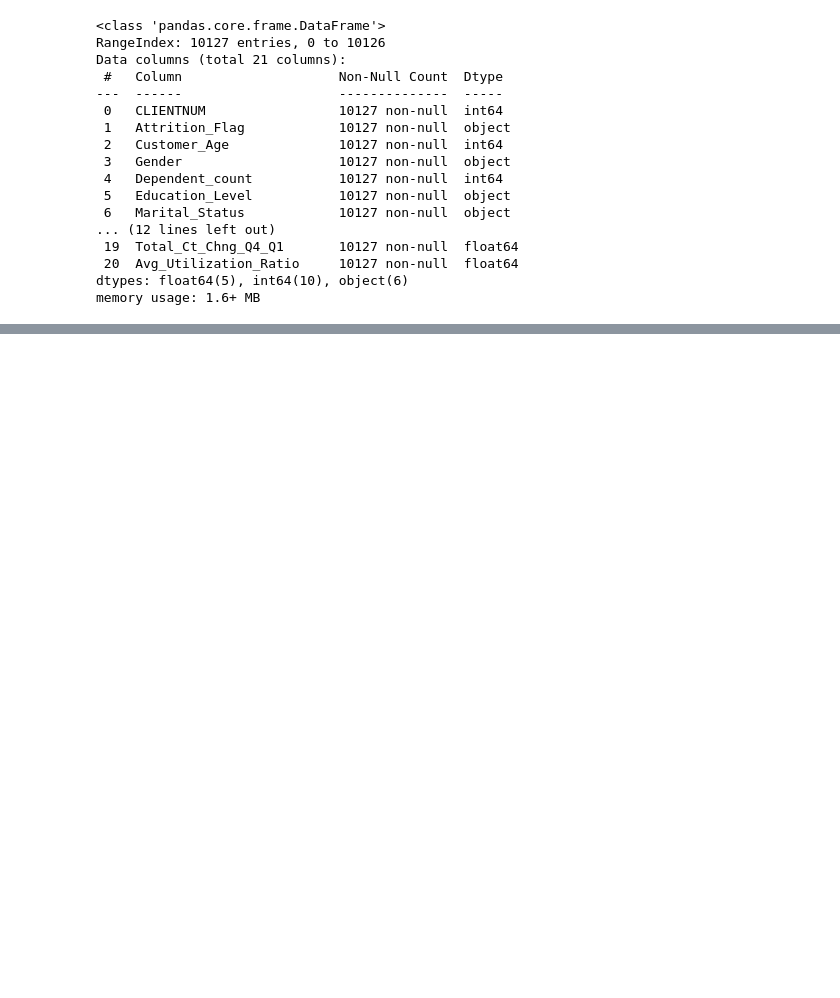
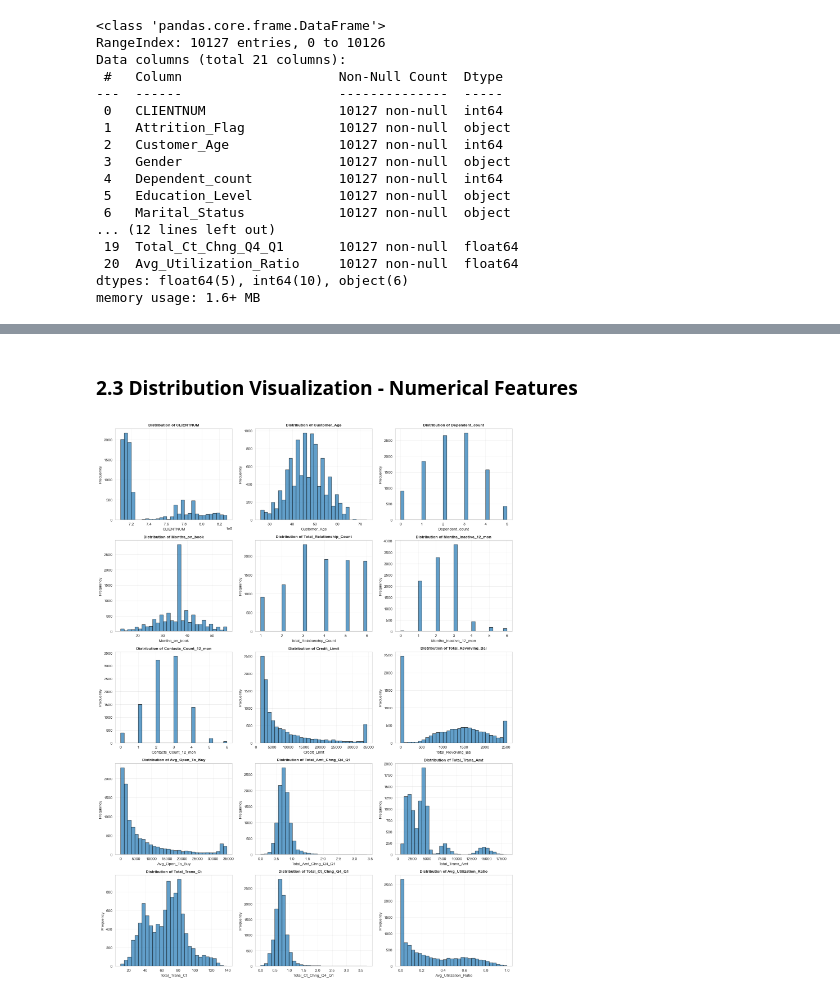
Before and after one commit to HTAGNY/Bank-Churn-Prediction, a Jupyter notebook: Bank_Project.ipynb, the cells around one changed output, grey strips where cells are left out. Saved outputs shown, nothing was run; the diff lists cells and outputs as text; code cells hidden in the pictures; blank space fills up the shorter version.

```diff
--- a/Bank_Project.ipynb
+++ b/Bank_Project.ipynb
@@ -129,2 +127,0 @@ We start by removing the “CLIENTNUM” variable because this variable identifi
-# %%
-df = df.drop(columns=['CLIENTNUM'])
@@ -1256,0 +212,14 @@ The selected model can detect 97,2% of customers who are likely to leave. The ba
+# %%
+# column types
+numerical_cols = df.select_dtypes(include=['int64', 'float64']).columns.tolist()
+categorical_cols = df.select_dtypes(include=['object']).columns.tolist()
+
+# Remove target from categorical
+if 'Attrition_Flag' in categorical_cols:
+    categorical_cols.remove('Attrition_Flag')
+
+print(f"Numerical features: {len(numerical_cols)}")
+print(numerical_cols)
+print()
+print(f"Categorical features: {len(categorical_cols)}")
+print(categorical_cols)
@@ -1256,0 +253,7 @@ The selected model can detect 97,2% of customers who are likely to leave. The ba
+# %%
+print("Categorical Features Analysis:")
+
+for col in categorical_cols:
+    print(f"\n{col}:")
+    print(df[col].value_counts())
+    print(f"Unique values: {df[col].nunique()}")
@@ -1256,0 +278,25 @@ The selected model can detect 97,2% of customers who are likely to leave. The ba
+# %% [markdown]
+### 2.3 Distribution Visualization - Numerical Features
+# %%
+# Visualize distributions of numerical features
+n_cols = 3
+n_rows = (len(numerical_cols) + n_cols - 1) // n_cols
+
+fig, axes = plt.subplots(n_rows, n_cols, figsize=(15, n_rows * 4))
+axes = axes.flatten()
+
+for i, col in enumerate(numerical_cols):
+    df[col].hist(bins=30, ax=axes[i], edgecolor='black', alpha=0.7)
+    axes[i].set_title(f'Distribution of {col}', fontsize=10, fontweight='bold')
+    axes[i].set_xlabel(col)
+    axes[i].set_ylabel('Frequency')
+    axes[i].grid(alpha=0.3)
+
+# Hide unused subplots
+for j in range(i + 1, len(axes)):
+    axes[j].axis('off')
+
+plt.tight_layout()
+plt.show()
+# %% [output]
+[figure, added]
```
Also changed, not shown: parts of 236 cells of this notebook.
